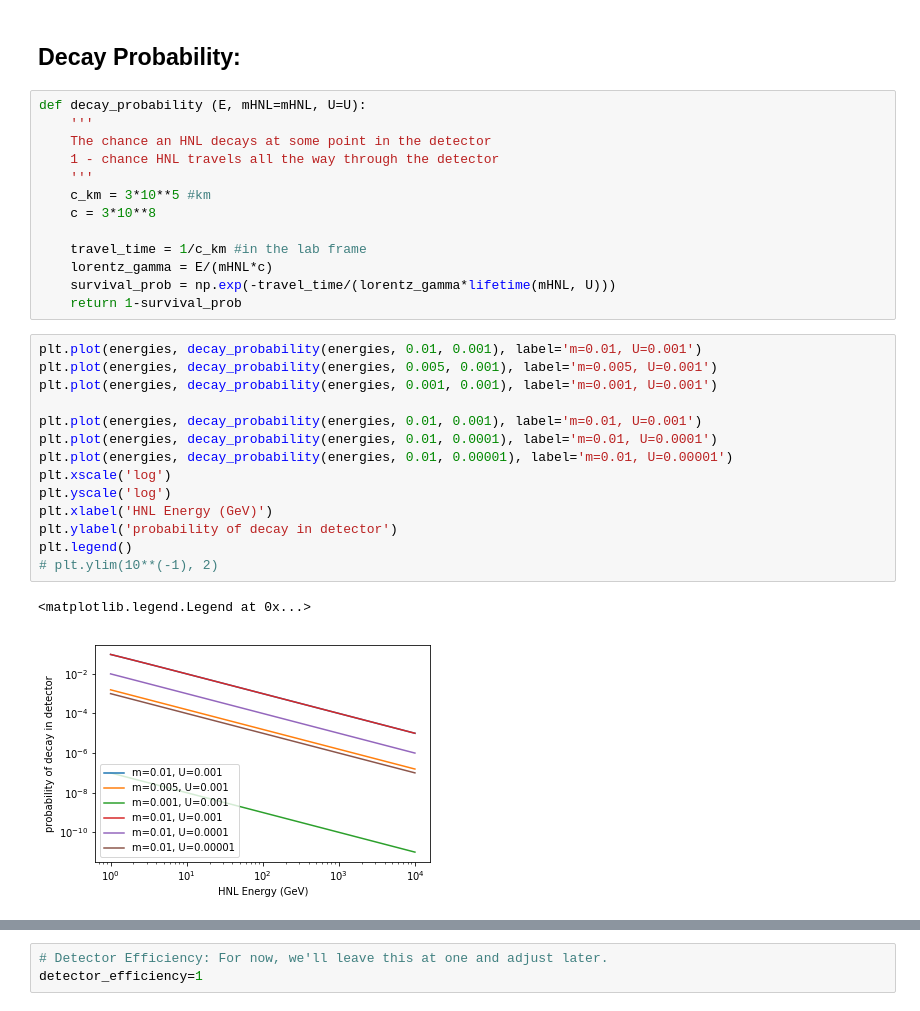
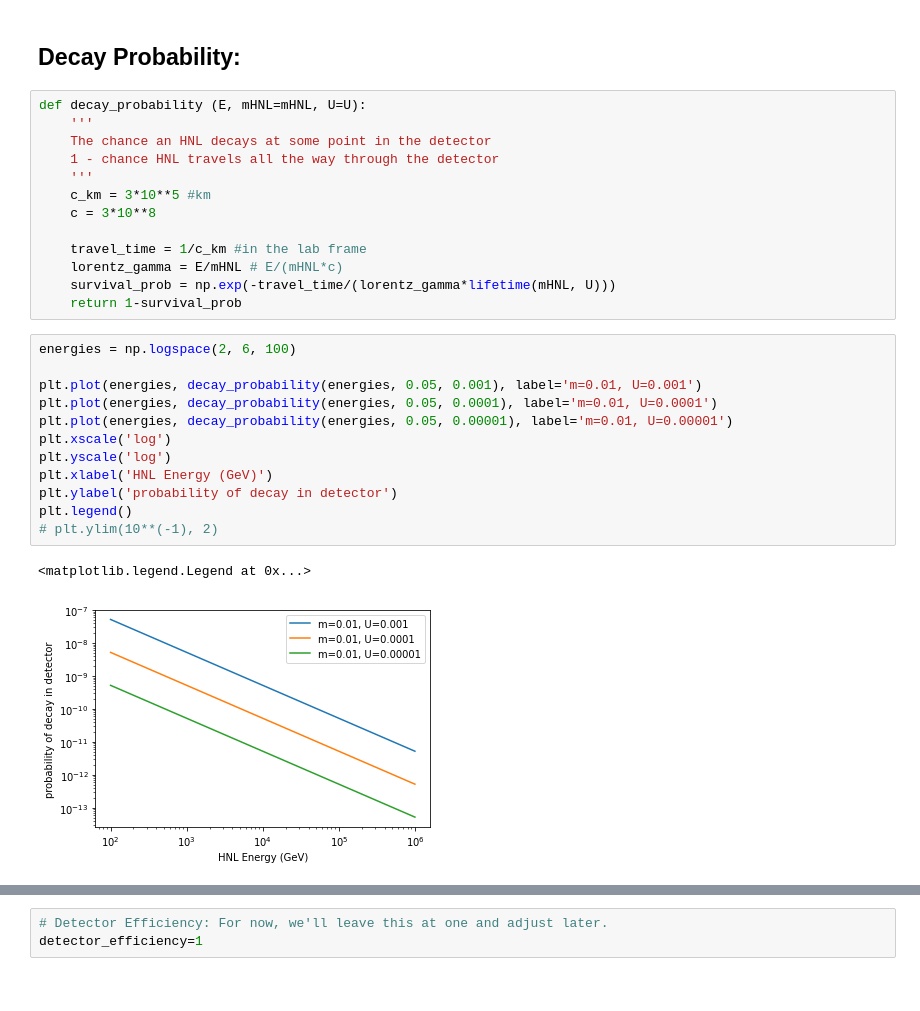
Before and after one commit to jybook/atmospheric_hnl, a Jupyter notebook: HNL prediction.ipynb, the cells around one changed output, grey strips where cells are left out. Drawn from its saved outputs; the diff is of its cells as text.

```diff
--- a/HNL prediction.ipynb
+++ b/HNL prediction.ipynb
@@ -376,23 +469,21 @@ def decay_probability (E, mHNL=mHNL, U=U):
     c = 3*10**8
 
     travel_time = 1/c_km #in the lab frame
-    lorentz_gamma = E/(mHNL*c)
+    lorentz_gamma = E/mHNL # E/(mHNL*c)
     survival_prob = np.exp(-travel_time/(lorentz_gamma*lifetime(mHNL, U)))
     return 1-survival_prob
 # %%
-plt.plot(energies, decay_probability(energies, 0.01, 0.001), label='m=0.01, U=0.001')
-plt.plot(energies, decay_probability(energies, 0.005, 0.001), label='m=0.005, U=0.001')
-plt.plot(energies, decay_probability(energies, 0.001, 0.001), label='m=0.001, U=0.001')
+energies = np.logspace(2, 6, 100)
 
-plt.plot(energies, decay_probability(energies, 0.01, 0.001), label='m=0.01, U=0.001')
-plt.plot(energies, decay_probability(energies, 0.01, 0.0001), label='m=0.01, U=0.0001')
-plt.plot(energies, decay_probability(energies, 0.01, 0.00001), label='m=0.01, U=0.00001')
+plt.plot(energies, decay_probability(energies, 0.05, 0.001), label='m=0.01, U=0.001')
+plt.plot(energies, decay_probability(energies, 0.05, 0.0001), label='m=0.01, U=0.0001')
+plt.plot(energies, decay_probability(energies, 0.05, 0.00001), label='m=0.01, U=0.00001')
 plt.xscale('log')
 plt.yscale('log')
 plt.xlabel('HNL Energy (GeV)')
 plt.ylabel('probability of decay in detector')
 plt.legend()
 # plt.ylim(10**(-1), 2)
 # %% [output]
 <matplotlib.legend.Legend at 0x...>
-[figure, old version]
+[figure, new version]
```
Also changed, not shown: parts of 40 cells of this notebook, 10 other files.
